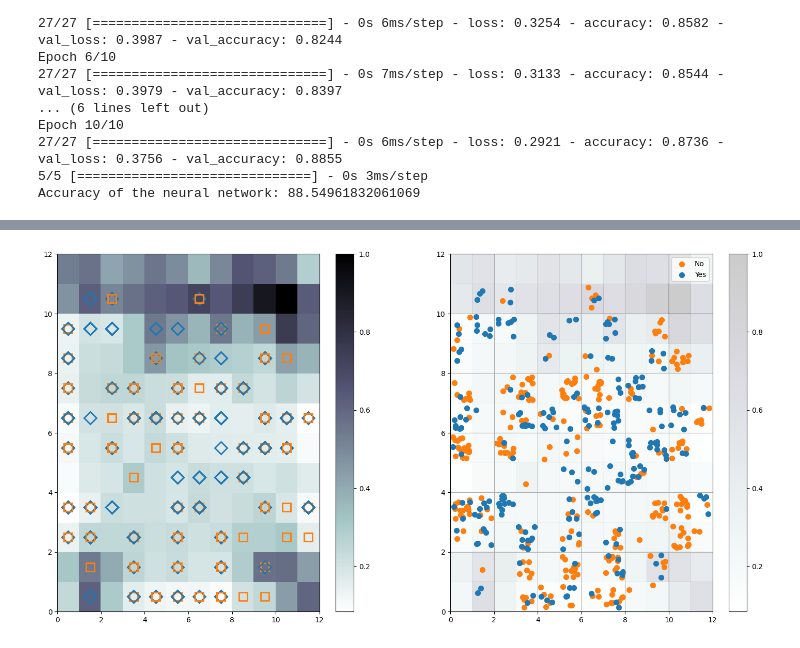
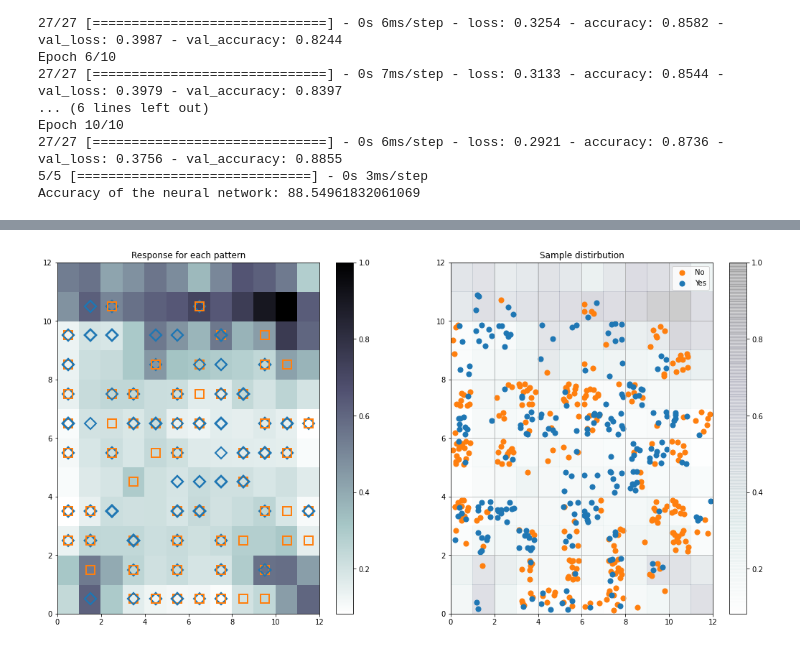
Before and after one commit to ignis05/uj-ci, a Jupyter notebook: Project1.ipynb, the cells around one changed output, grey strips where cells are left out. Saved outputs shown, nothing was run; the diff lists cells and outputs as text; code cells hidden in the pictures.

```diff
--- a/Project1.ipynb
+++ b/Project1.ipynb
@@ -340,6 +410,7 @@ plt.figure(figsize=(18, 9))
 plt.subplot(1, 2, 1)
 plt.pcolor(credit_SOM_model.distance_map().T, cmap='bone_r')  # plotting the distance map as background
 plt.colorbar()
+plt.title('Response for each pattern')
 for cnt, xx in enumerate(credit_SOM_data):
     w = credit_SOM_model.winner(xx)  # getting the winner
     # palce a marker on the winning position for the sample xx
@@ -350,34 +421,35 @@ for cnt, xx in enumerate(credit_SOM_data):
 # Sample distirbution - each dot represents the coordinates of the winning neuron.
 # A random offset is added to avoid overlaps between points within the same cell.
 plt.subplot(1, 2, 2)
+plt.title('Sample distirbution')
 w_x, w_y = zip(*[credit_SOM_model.winner(d) for d in credit_SOM_data])
 w_x = np.array(w_x)
 w_y = np.array(w_y)
 
 plt.pcolor(credit_SOM_model.distance_map().T, cmap='bone_r', alpha=.2)
 plt.colorbar()
 
 for c in np.unique(credit_SOM_target):
     idx_target = credit_SOM_target == c
     plt.scatter(w_x[idx_target]+.5+(np.random.rand(np.sum(idx_target))-.5)*.8,
                 w_y[idx_target]+.5+(np.random.rand(np.sum(idx_target))-.5)*.8,
                 s=50, c=colors[c-1], label=labels[c])
 plt.legend(loc='upper right')
 plt.grid()
 plt.show()
 
 
-# A random offset is added to avoid overlaps between points within the same cell.
+# Pie-chart distribution.
 labels_map = credit_SOM_model.labels_map(credit_SOM_data, [labels[t] for t in credit_SOM_target])
 the_grid = gridspec.GridSpec(credit_mapSize, credit_mapSize,plt.figure(figsize=(9, 6)))
 for position in labels_map.keys():
     label_fracs = [labels_map[position][l] for l in labels.values()]
     plt.subplot(the_grid[credit_mapSize-1-position[1],
                          position[0]], aspect=1)
     patches, texts = plt.pie(label_fracs)
 
 plt.legend(patches, labels.values(), bbox_to_anchor=(3.5, 6.5), ncol=3)
 plt.show()
 # %% [output]
-[figure, old version]
+[figure, new version]
 [figure]
```
Also changed, not shown: parts of 13 cells of this notebook.
